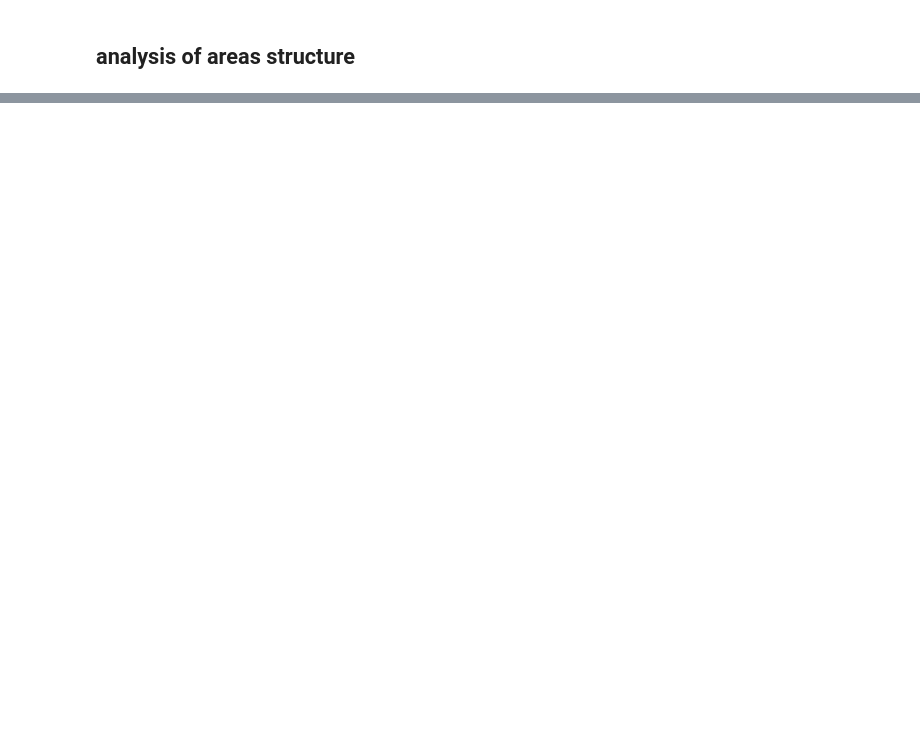
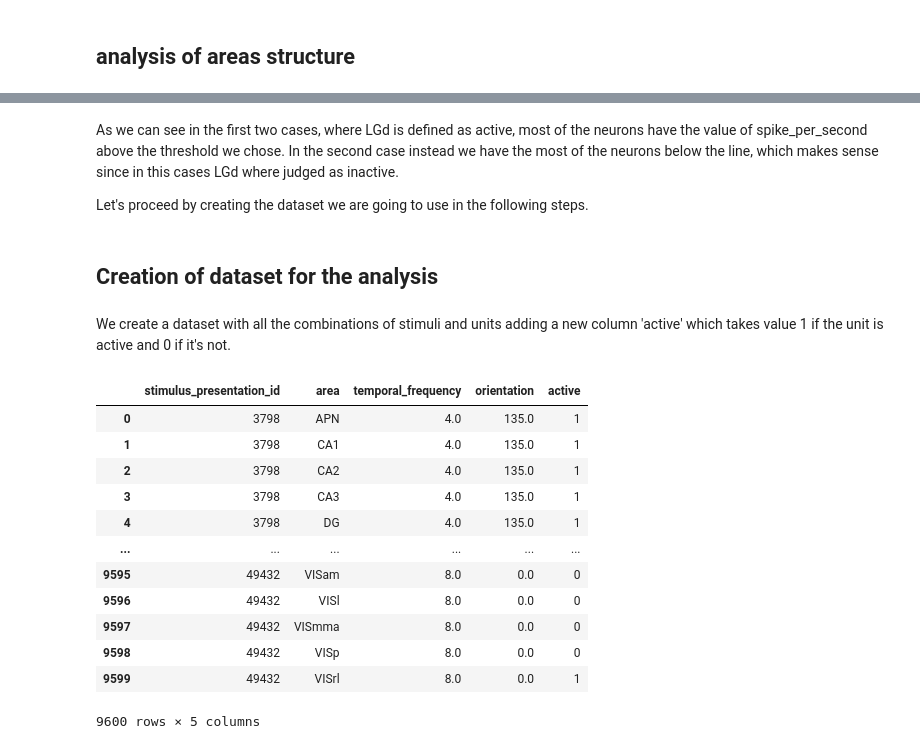
Before and after one commit to FilippoRonzino/mathematical-modelling-for-neuroscience, a Jupyter notebook: data analysis.ipynb, the cells around one changed output, grey strips where cells are left out. Cells and saved outputs as stored; diff of their text form; code cells hidden in the pictures; blank space fills up the shorter version.

```diff
--- a/data analysis.ipynb
+++ b/data analysis.ipynb
@@ -218,0 +442,43 @@ We now focus on analysis the areas we will consider. What we want to see in part
+# %% [markdown]
+As we can see in the first two cases, where LGd is defined as active, most of the neurons have the value of spike_per_second above the threshold we chose.
+In the second case instead we have the most of the neurons below the line, which makes sense since in this cases LGd where judged as inactive.
+
+Let's proceed by creating the dataset we are going to use in the following steps.
+# %% [markdown]
+##  Creation of dataset for the analysis
+# %% [markdown]
+We create a dataset with all the combinations of stimuli and units adding a new column 'active' which takes value 1 if the unit is active and 0 if it's not.
+# %%
+def determine_active(group):
+    total_units = group['unit_id'].nunique()
+    active_units = group[group['spikes_per_second'] > 10]['unit_id'].nunique()
+
+    if total_units == 0:
+        return 0
+
+    return 1 if (active_units / total_units) * 100 > 30 else 0
+# %%
+new_df = df[['stimulus_presentation_id', 'area', 'temporal_frequency', 'orientation', 'spikes_per_second', 'unit_id']]
+
+grouped_df = new_df.groupby(['stimulus_presentation_id', 'area']).apply(determine_active).reset_index(name='active')
+
+final_df = grouped_df.merge(new_df[['stimulus_presentation_id', 'area', 'temporal_frequency', 'orientation']].drop_duplicates(),
+                            on=['stimulus_presentation_id', 'area'], how='left')
+
+final_df = final_df[['stimulus_presentation_id', 'area', 'temporal_frequency', 'orientation', 'active']]
+# %%
+final_df
+# %% [output]
+|  | stimulus_presentation_id | area | temporal_frequency | orientation | active |
+| 0 | 3798 | APN | 4.0 | 135.0 | 1 |
+| 1 | 3798 | CA1 | 4.0 | 135.0 | 1 |
+| 2 | 3798 | CA2 | 4.0 | 135.0 | 1 |
+| 3 | 3798 | CA3 | 4.0 | 135.0 | 1 |
+| 4 | 3798 | DG | 4.0 | 135.0 | 1 |
+| ... | ... | ... | ... | ... | ... |
+| 9595 | 49432 | VISam | 8.0 | 0.0 | 0 |
+| 9596 | 49432 | VISl | 8.0 | 0.0 | 0 |
+| 9597 | 49432 | VISmma | 8.0 | 0.0 | 0 |
+| 9598 | 49432 | VISp | 8.0 | 0.0 | 0 |
+| 9599 | 49432 | VISrl | 8.0 | 0.0 | 1 |
+9600 rows × 5 columns
```
Also changed, not shown: parts of 33 cells of this notebook.
